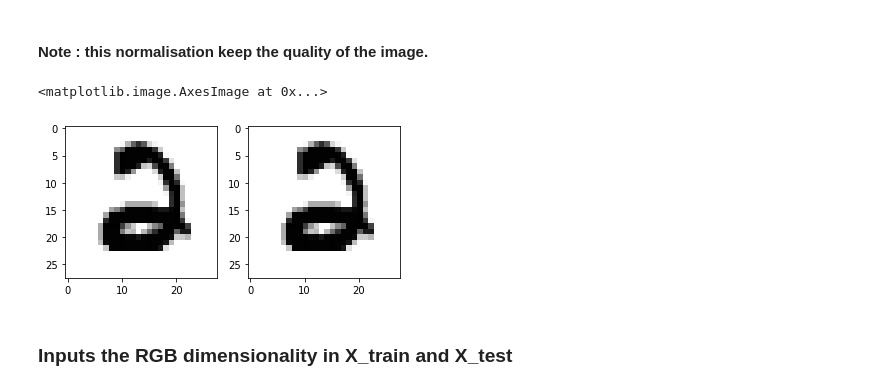
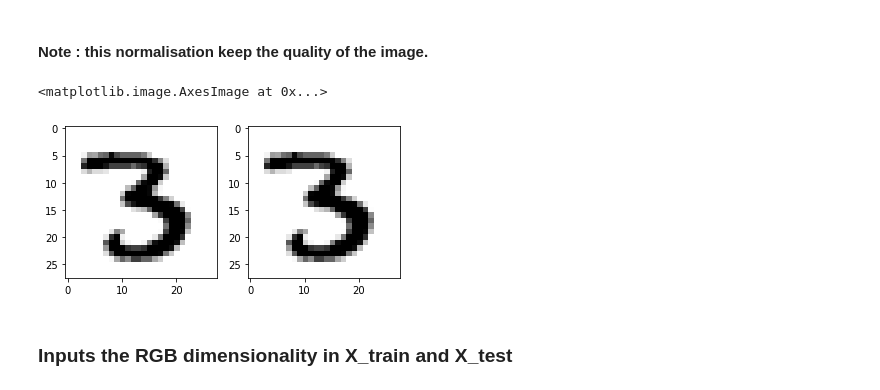
Before and after one commit to Benjaminbhk/Demo_Project_CNN_digits_recognition_Benbhk, a Jupyter notebook: notebooks/CNN_notebook.ipynb, the cells around one changed output. Drawn from its saved outputs; the diff is of its cells as text; code cells hidden in the pictures.

```diff
--- a/notebooks/CNN_notebook.ipynb
+++ b/notebooks/CNN_notebook.ipynb
@@ -37,3 +44,13 @@ for i in range(rows):
+# %%
+def func(a):
+    if a > 100:
+        return 255
+    return 0
+
+vfunc = np.vectorize(func)
+# %%
+X_train = vfunc(X_train)
+X_test = vfunc(X_test)
 # %% [markdown]
 ### Normalization (0_255 -> -0.5_0.5)
 # %%
@@ -47,12 +64,12 @@ X_test_normlz = img_normalizer(X_test)
 # %%
 f, axarr = plt.subplots(1,2)
 
 
-axarr[0].imshow(X_train[82],cmap='gray_r')
-axarr[1].imshow(X_train_normlz[82],cmap='gray_r')
+axarr[0].imshow(X_train[12],cmap='gray_r')
+axarr[1].imshow(X_train_normlz[12],cmap='gray_r')
 # %% [output]
 <matplotlib.image.AxesImage at 0x...>
-[figure, old version]
+[figure, new version]
 # %% [markdown]
 ### Inputs the RGB dimensionality in X_train and X_test
 # %%
```
Also changed, not shown: parts of 13 cells of this notebook, 6 other files.
